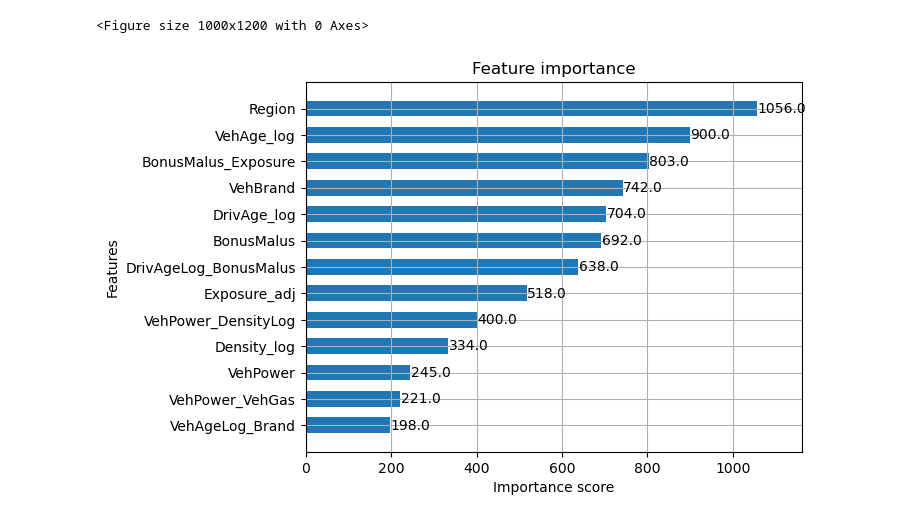
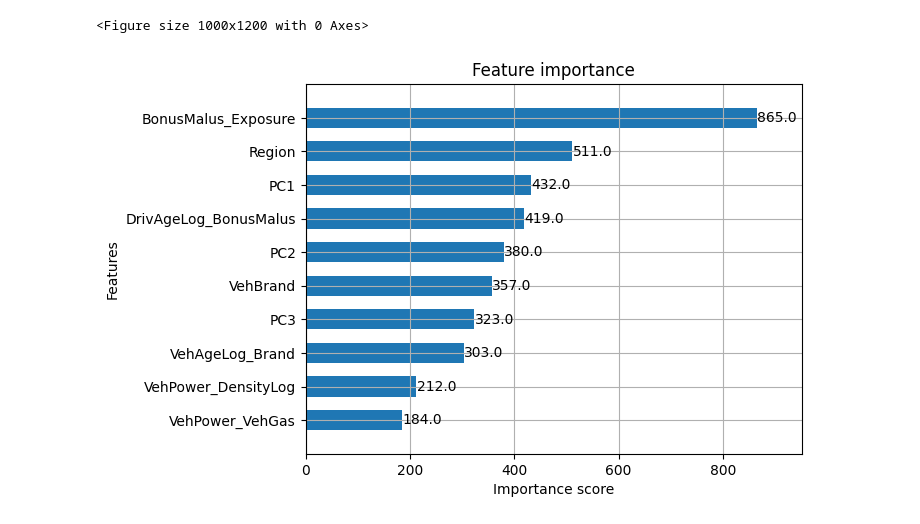
Before and after one commit to HKrtsn/ML-Project, a Jupyter notebook: models/gradient_boost.ipynb, the cells around one changed output. Drawn from its saved outputs; the diff is of its cells as text; code cells hidden in the pictures.

```diff
--- a/models/gradient_boost.ipynb
+++ b/models/gradient_boost.ipynb
@@ -7,7 +7,7 @@ from sklearn.decomposition import PCA
 from sklearn.metrics import mean_squared_error, mean_absolute_error
 from xgboost import XGBRegressor
 
-df = pd.read_csv('Project_description_and_data/claims_train.csv')
+df = pd.read_csv('../Project_description_and_data/claims_train.csv')
 
 df['Exposure_adj'] = df['Exposure'].clip(upper=1.0)
 
@@ -92,7 +92,7 @@ best_model.fit(
     y_train,
     sample_weight=w_train)
 
-df_test = pd.read_csv('Project_description_and_data/claims_test.csv')
+df_test = pd.read_csv('../Project_description_and_data/claims_test.csv')
 
 df_test['Exposure_adj'] = df_test['Exposure'].clip(upper=1.0)
 
@@ -172,12 +172,12 @@ shap.summary_plot(shap_values, X_shap, show=True)
 # %%
 import pandas as pd
 import matplotlib.pyplot as plt
 from xgboost import plot_importance
 
 # Built-in importance plot
 plt.figure(figsize=(10, 12))
-plot_importance(model, max_num_features=30, height=0.6)
+plot_importance(best_model, max_num_features=30, height=0.6)
 plt.show()
 # %% [output]
 <Figure size 1000x1200 with 0 Axes>
-[figure, old version]
+[figure, new version]
```
Also changed, not shown: parts of 2 cells of this notebook, 6 other files.
